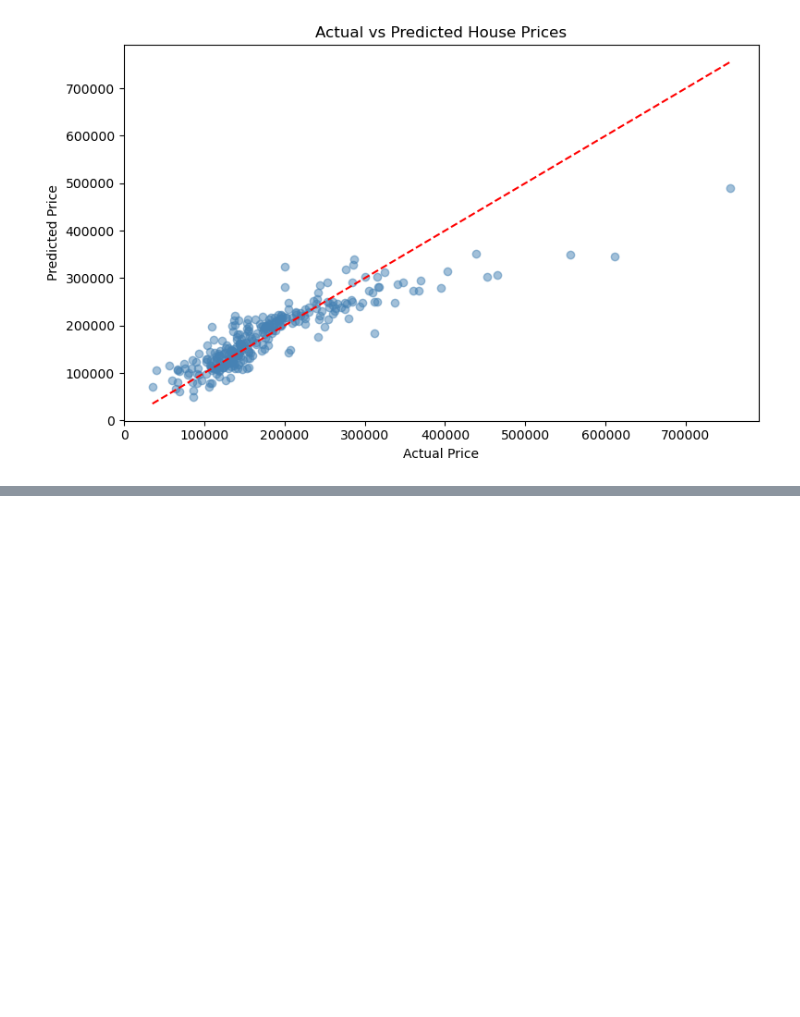
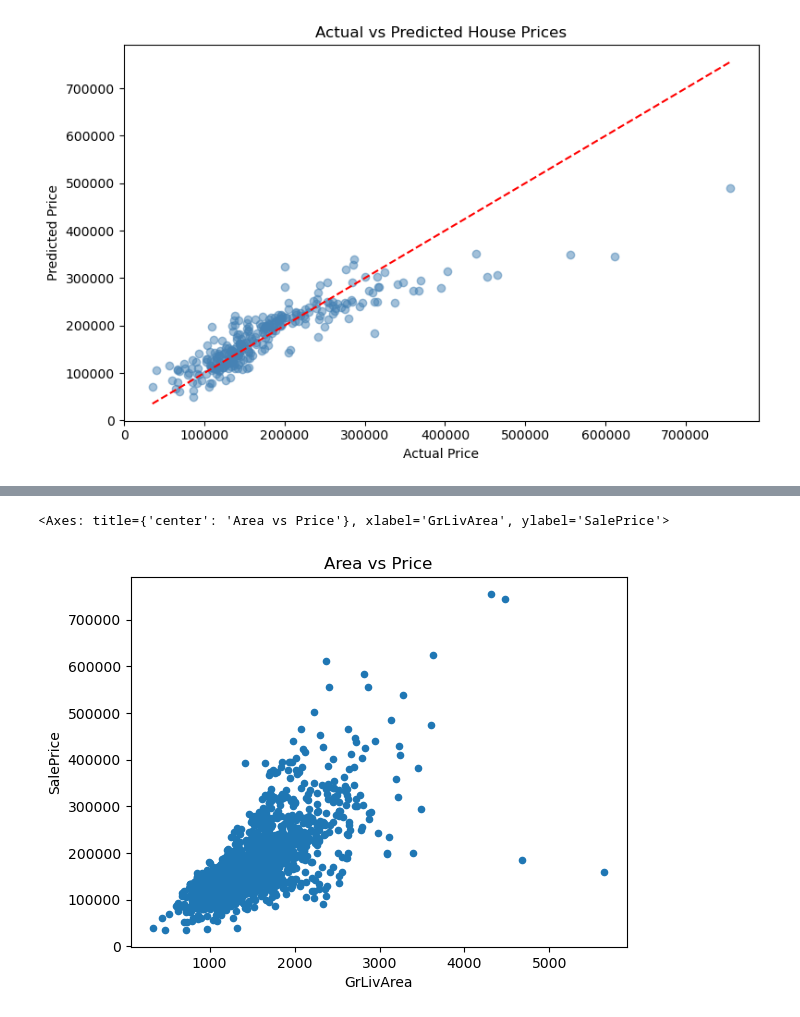
Before and after one commit to akshu88/house-price-prediction, a Jupyter notebook: house_price_prediction.ipynb, the cells around one changed output, grey strips where cells are left out. Cells and saved outputs as stored; diff of their text form; code cells hidden in the pictures; blank space fills up the shorter version.

```diff
--- a/house_price_prediction.ipynb
+++ b/house_price_prediction.ipynb
@@ -75,0 +81,5 @@ plt.show()
+# %%
+df.plot(kind='scatter', x='GrLivArea', y='SalePrice', title='Area vs Price')
+# %% [output]
+<Axes: title={'center': 'Area vs Price'}, xlabel='GrLivArea', ylabel='SalePrice'>
+[figure, added]
```
Also changed, not shown: parts of 1 cell of this notebook.
